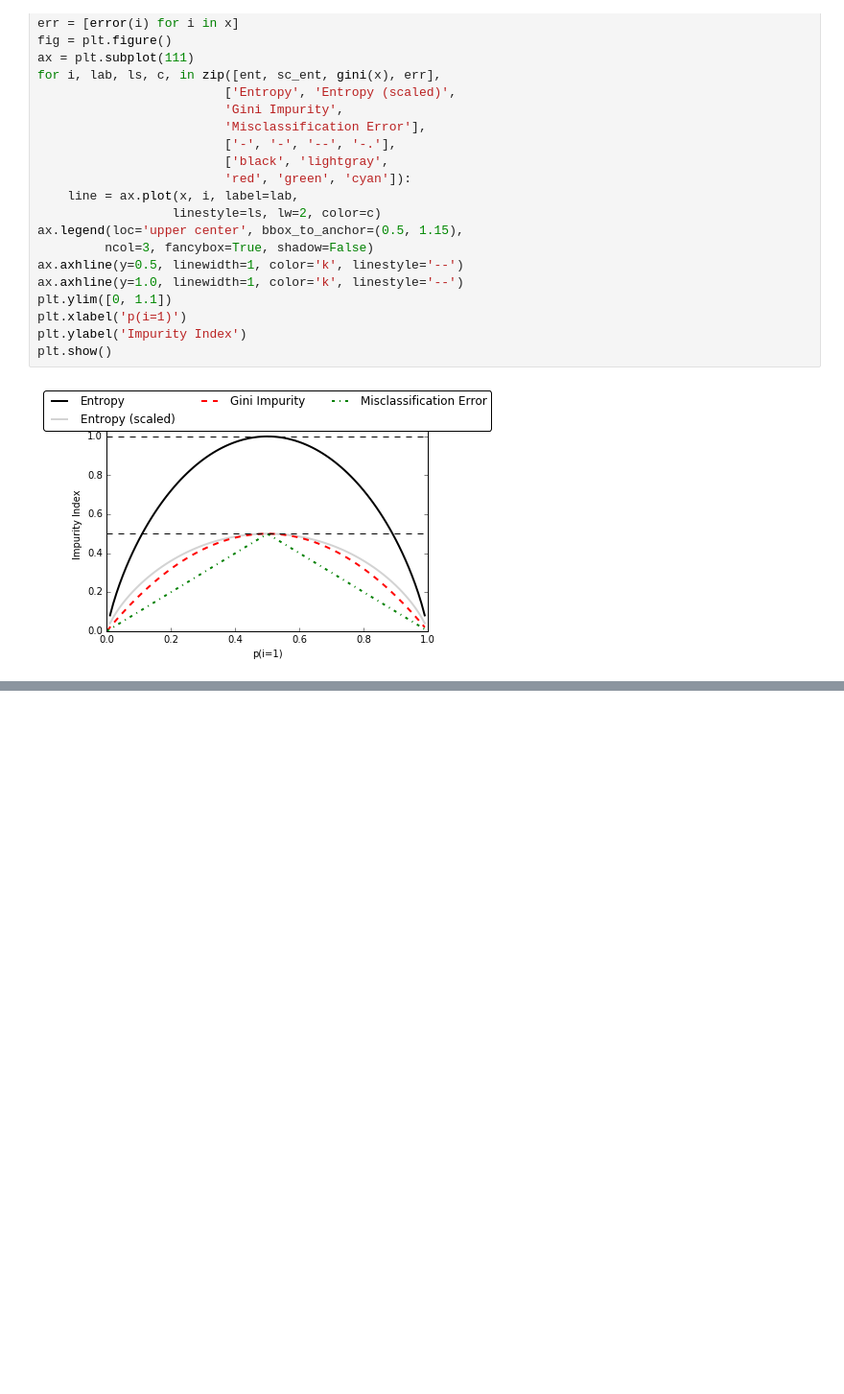
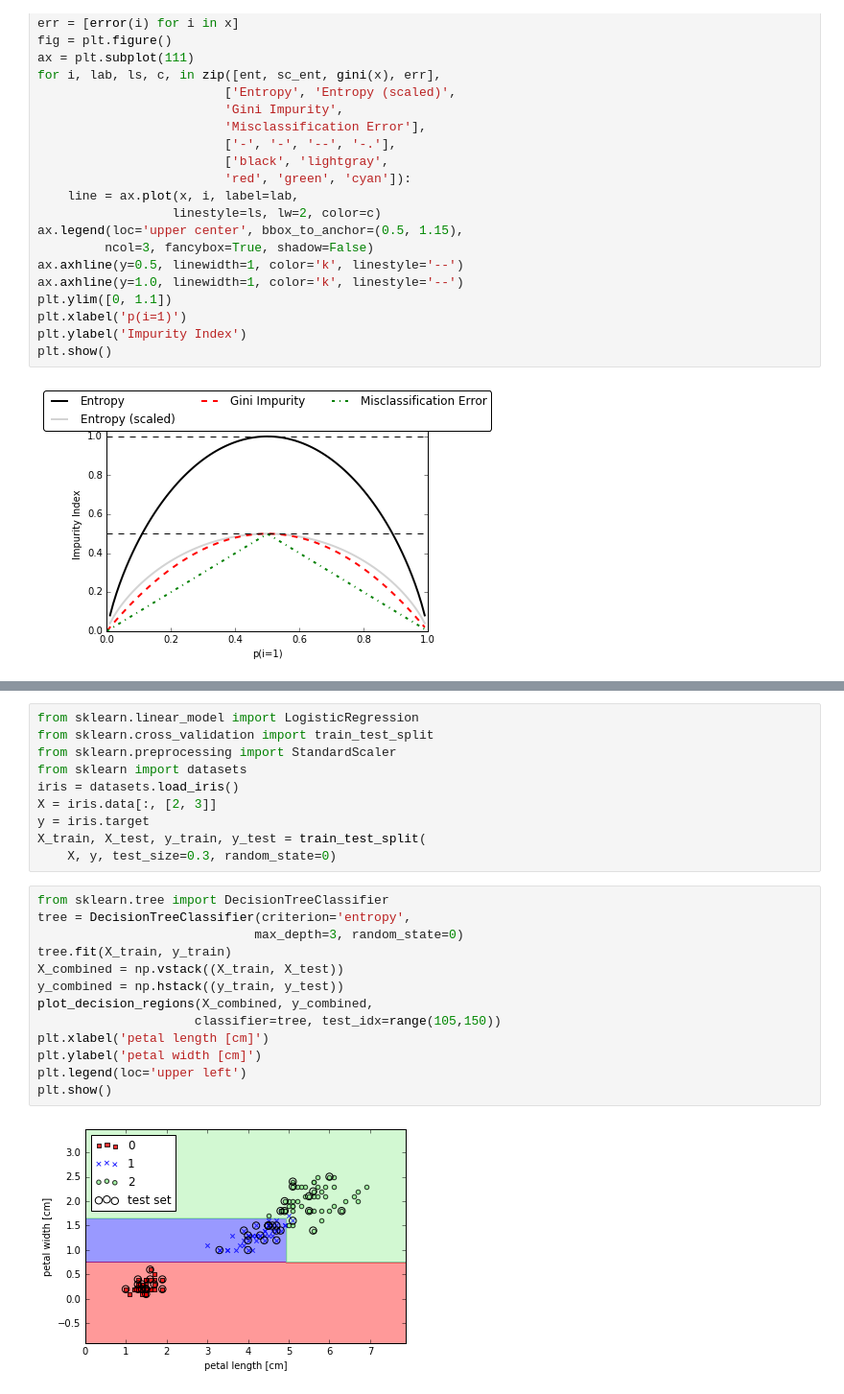
Before and after one commit to FedorSulaev/MachineLearningAlgorithms, a Jupyter notebook: decision_tree.ipynb, the cells around one changed output, grey strips where cells are left out. Shown at 96% size. Cells and saved outputs as stored; diff of their text form; blank space fills up the shorter version.

Commit message:
feat: sklearn decision tree

```diff
--- a/decision_tree.ipynb
+++ b/decision_tree.ipynb
@@ -39,0 +72,25 @@ plt.show()
+# %%
+from sklearn.linear_model import LogisticRegression
+from sklearn.cross_validation import train_test_split
+from sklearn.preprocessing import StandardScaler
+from sklearn import datasets
+iris = datasets.load_iris()
+X = iris.data[:, [2, 3]]
+y = iris.target
+X_train, X_test, y_train, y_test = train_test_split(
+    X, y, test_size=0.3, random_state=0)
+# %%
+from sklearn.tree import DecisionTreeClassifier
+tree = DecisionTreeClassifier(criterion='entropy',
+                             max_depth=3, random_state=0)
+tree.fit(X_train, y_train)
+X_combined = np.vstack((X_train, X_test))
+y_combined = np.hstack((y_train, y_test))
+plot_decision_regions(X_combined, y_combined,
+                     classifier=tree, test_idx=range(105,150))
+plt.xlabel('petal length [cm]')
+plt.ylabel('petal width [cm]')
+plt.legend(loc='upper left')
+plt.show()
+# %% [output]
+[figure, added]
```
Also changed, not shown: parts of 1 cell of this notebook.
